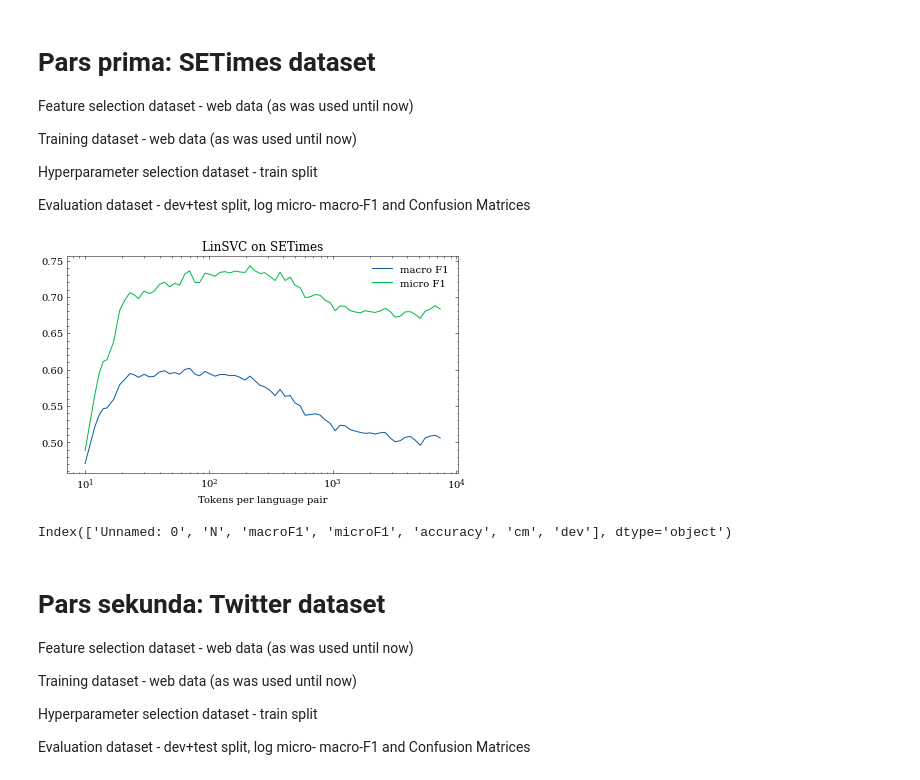
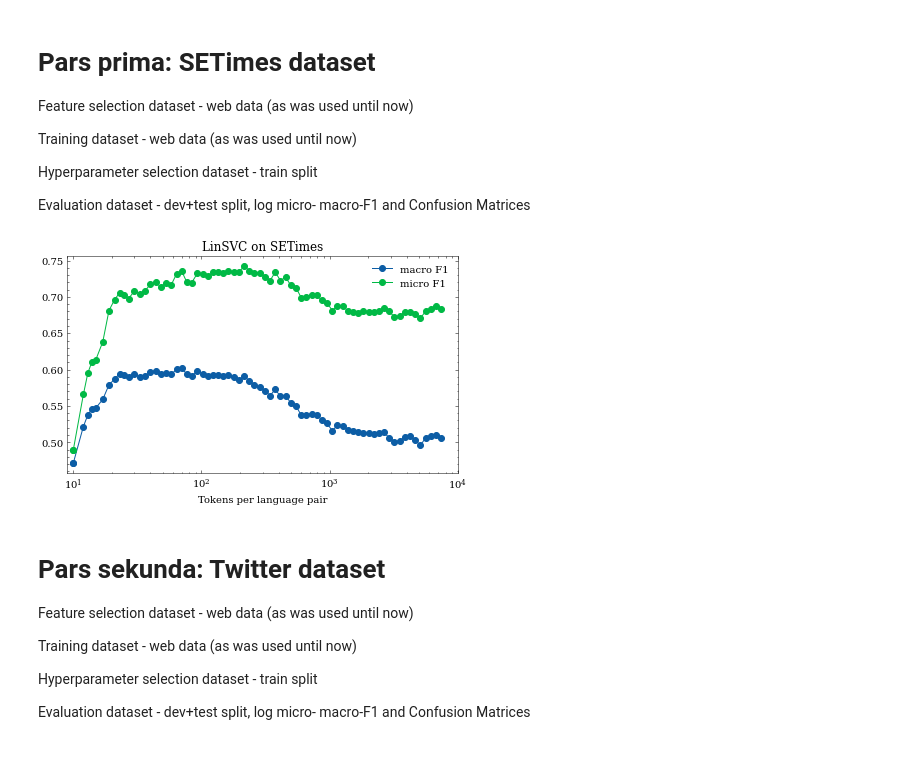
Before and after one commit to 5roop/BCMS_clf, a Jupyter notebook: 1_with_feature_selection.ipynb, the cells around one changed output. Saved outputs shown, nothing was run; the diff lists cells and outputs as text; code cells hidden in the pictures.

```diff
--- a/1_with_feature_selection.ipynb
+++ b/1_with_feature_selection.ipynb
@@ -93,24 +93,21 @@ pd.DataFrame(data=results).to_csv("1_part_SETIMES_hyperparams_optimization.csv")
 # %%
 import matplotlib.pyplot as plt
 plt.style.use("science,no-latex".split(","))
 import pandas as pd
 df = pd.read_csv("1_part_SETIMES_hyperparams_optimization.csv")
 
 plt.figure(figsize=(7,4))
-plt.plot(df.N, df.macroF1, label="macro F1")
-plt.plot(df.N, df.microF1, label="micro F1")
+plt.plot(df.N, df.macroF1, label="macro F1", marker="o")
+plt.plot(df.N, df.microF1, label="micro F1", marker="o")
 plt.semilogx()
 plt.legend()
 plt.xlabel("Tokens per language pair")
 plt.title("LinSVC on SETimes")
+plt.xlim((0.9e1, 1e4))
 plt.savefig("images/1_linscv_on_setimes_bool_vectorizer.png")
 plt.show()
 # %% [output]
-[figure, old version]
+[figure, new version]
-# %%
-df.columns
-# %% [output]
-Index(['Unnamed: 0', 'N', 'macroF1', 'microF1', 'accuracy', 'cm', 'dev'], dtype='object')
 # %% [markdown]
 # Pars sekunda: Twitter dataset
 
```
Also changed, not shown: parts of 1 cell of this notebook, 2 other files.
